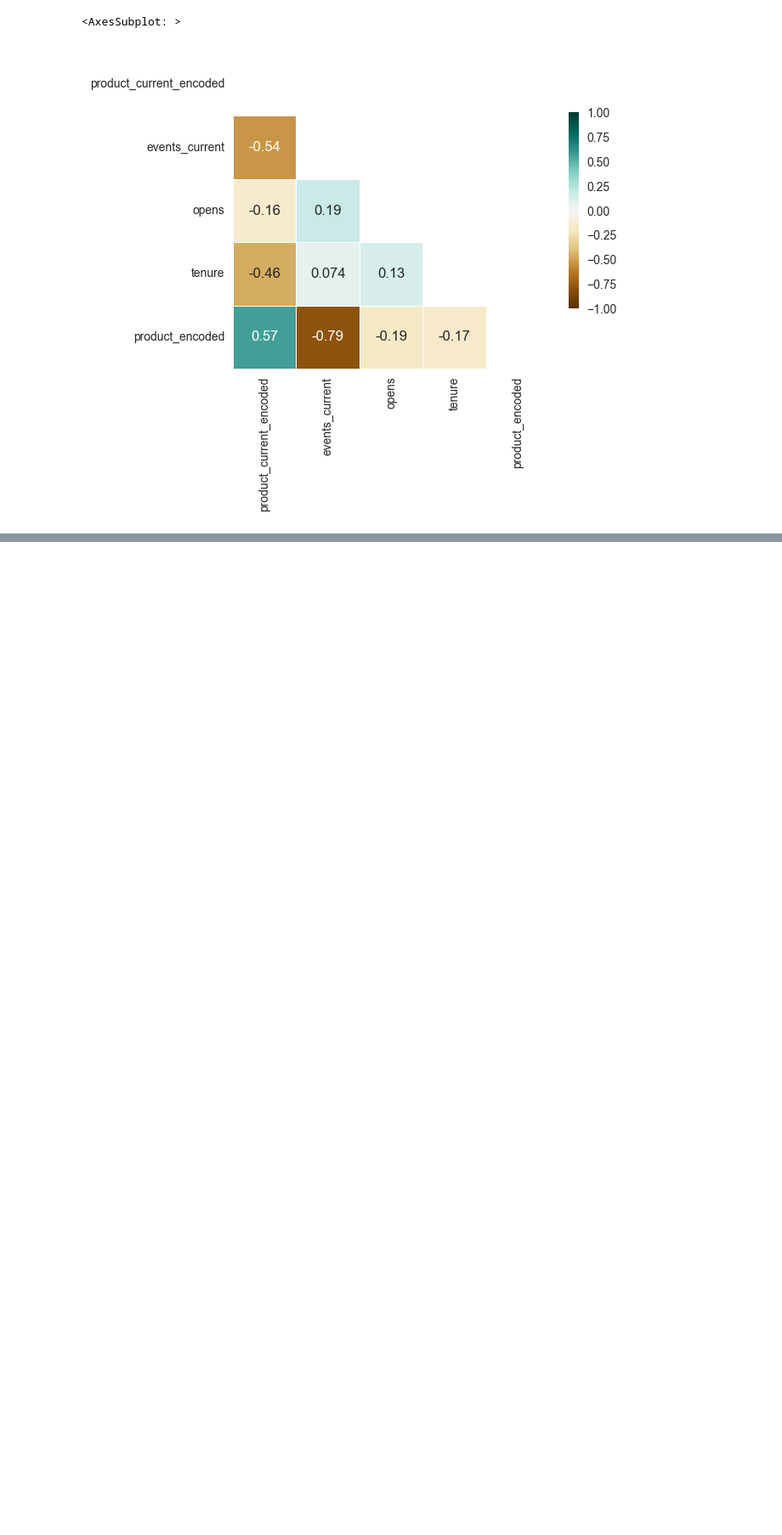
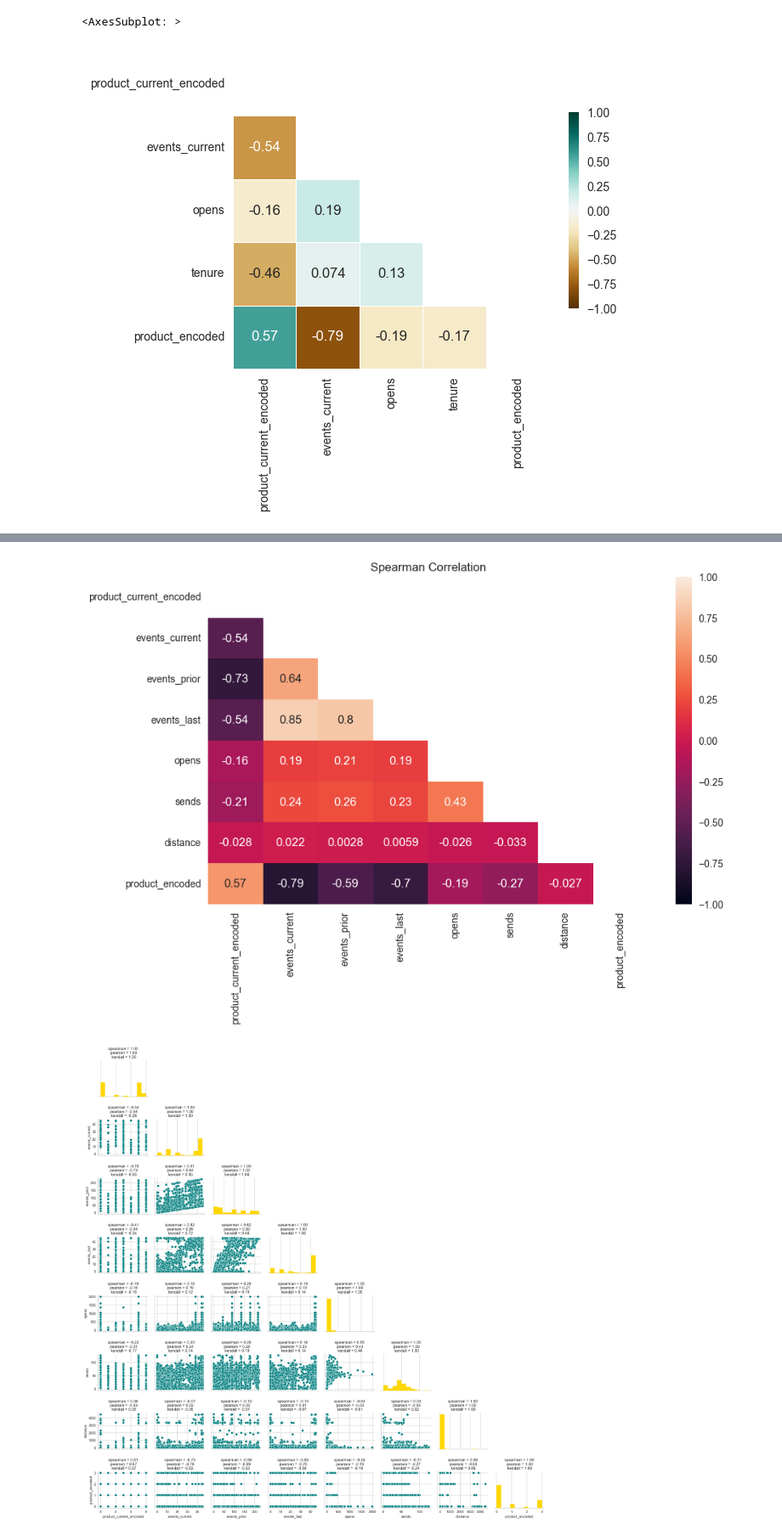
Before and after one commit to ryankazmerik/data-sci, a Jupyter notebook: sandbox/peter sandbox/Experiments/Correlation.ipynb, the cells around one changed output, grey strips where cells are left out. Shown at 85% size. Saved outputs shown, nothing was run; the diff lists cells and outputs as text; code cells hidden in the pictures; blank space fills up the shorter version.

```diff
--- a/sandbox/peter sandbox/Experiments/Correlation.ipynb
+++ b/sandbox/peter sandbox/Experiments/Correlation.ipynb
@@ -201,0 +271,5 @@ sns.heatmap(corr, cmap='BrBG', mask=mask, vmin=-1, vmax=1, center=0, square=True
+# %%
+display_corr_pairs(df[corr_subset])
+# %% [output]
+[figure, added]
+[figure, added]
```
Also changed, not shown: parts of 10 cells of this notebook.
